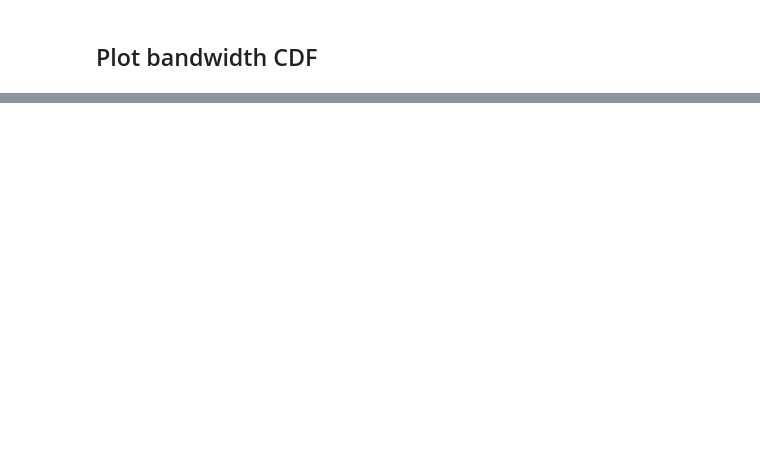
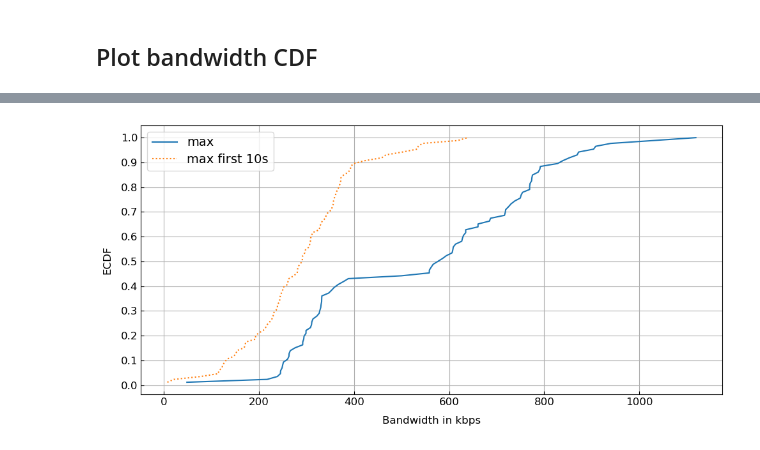
Before and after one commit to denama/ReCoCo, a Jupyter notebook: simulation_analysis/plot_bandwidth_cdf_new_data.ipynb, the cells around one changed output, grey strips where cells are left out. Saved outputs shown, nothing was run; the diff lists cells and outputs as text; code cells hidden in the pictures; blank space fills up the shorter version.

```diff
--- a/simulation_analysis/plot_bandwidth_cdf_new_data.ipynb
+++ b/simulation_analysis/plot_bandwidth_cdf_new_data.ipynb
@@ -85,0 +117,6 @@ Freq: 200L, Length: 2125, dtype: float64
+# %%
+from plot_cdf import plot_cdf_multiple
+
+plot_cdf_multiple([capacities_max, max_first_10s], "Bandwidth in kbps", legend=["max", "max first 10s"])
+# %% [output]
+[figure, added]
```
Also changed, not shown: parts of 14 cells of this notebook, 8 other files.
